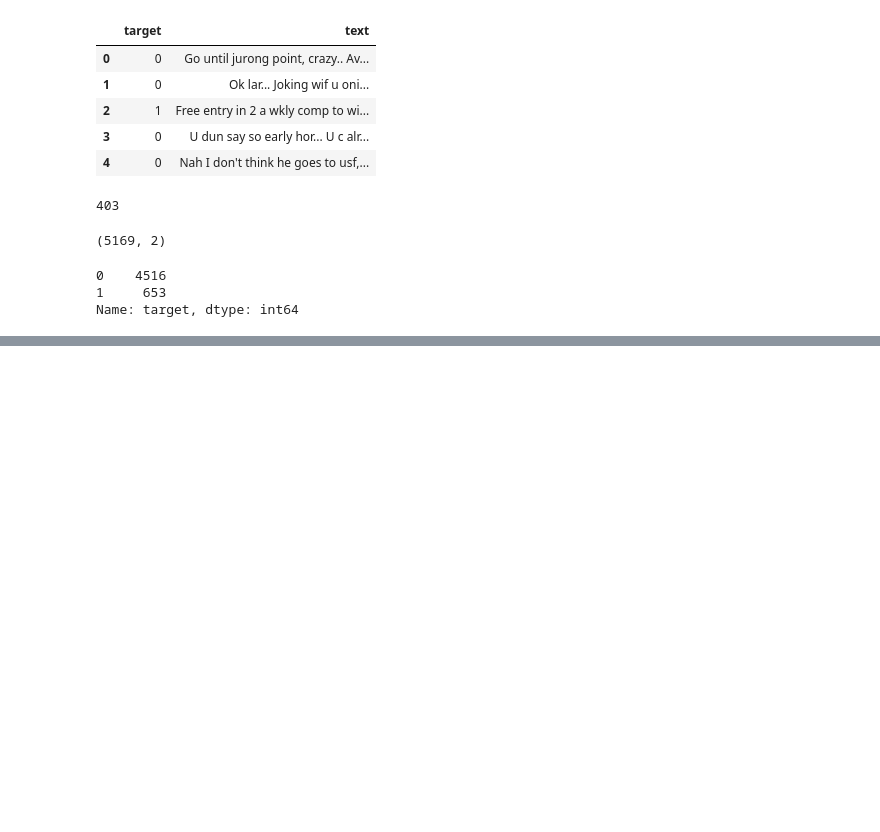
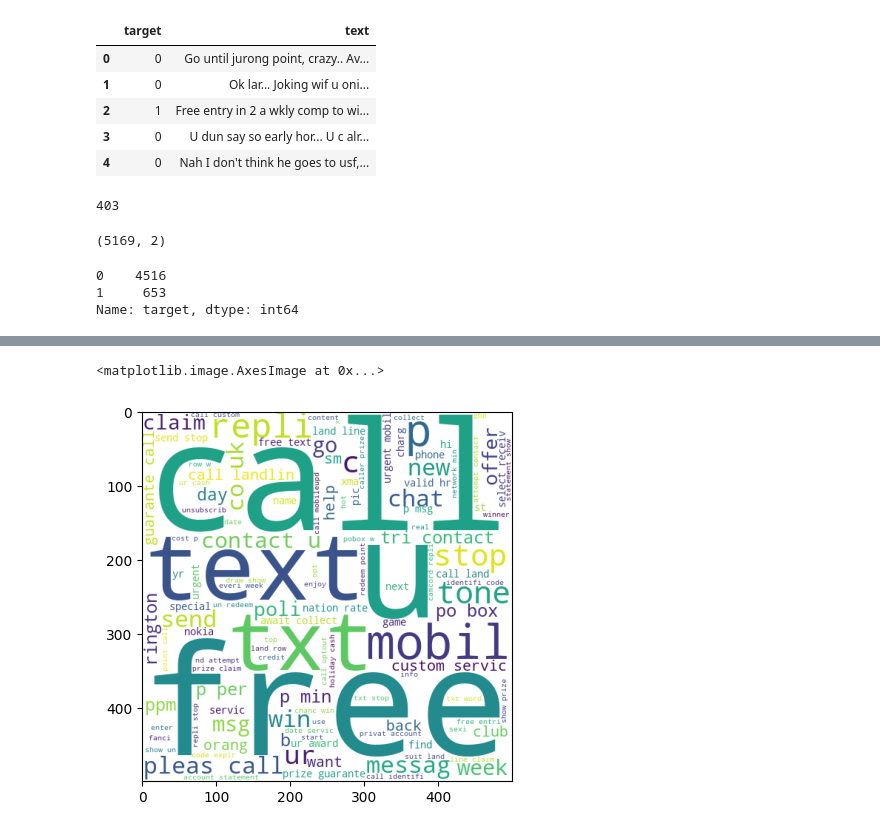
Before and after one commit to Akorikk/Sms_Spam_project, a Jupyter notebook: NLP.ipynb, the cells around one changed output, grey strips where cells are left out. Drawn from its saved outputs; the diff is of its cells as text; code cells hidden in the pictures; blank space fills up the shorter version.

```diff
--- a/NLP.ipynb
+++ b/NLP.ipynb
@@ -92,0 +97,11 @@ True
+# %%
+def stemming(text):
+    stammed_contant = re.sub('[^a-zA-Z]', ' ', text)
+    stammed_contant = stammed_contant.lower()
+    stammed_contant = stammed_contant.split()
+    stammed_contant = [port_stem.stem(word) for word in stammed_contant if word not in stopwords.words('english')]
+    stammed_contant = ' '.join(stammed_contant)
+
+    return stammed_contant
+# %%
+df["new_text"] = df["text"].apply(stemming)
@@ -92,0 +117,5 @@ True
+# %%
+from wordcloud import WordCloud
+wc = WordCloud(width=500, height=500,min_font_size=10,background_color="white")
+# %%
+spam = wc.generate(df[df['target'] == 1]["new_text"].str.cat(sep=" "))
@@ -92,0 +124,5 @@ True
+# %%
+plt.imshow(spam)
+# %% [output]
+<matplotlib.image.AxesImage at 0x...>
+[figure, added]
```
Also changed, not shown: parts of 23 cells of this notebook, 2 other files.
